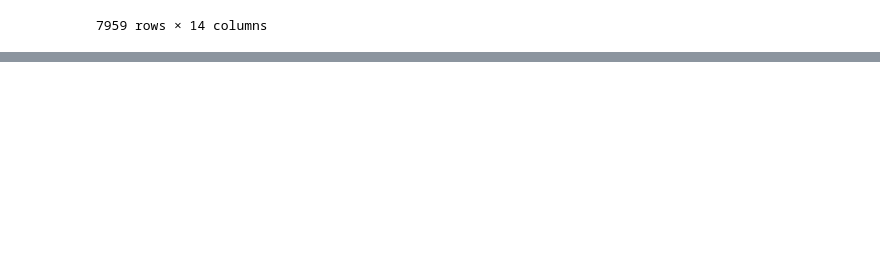
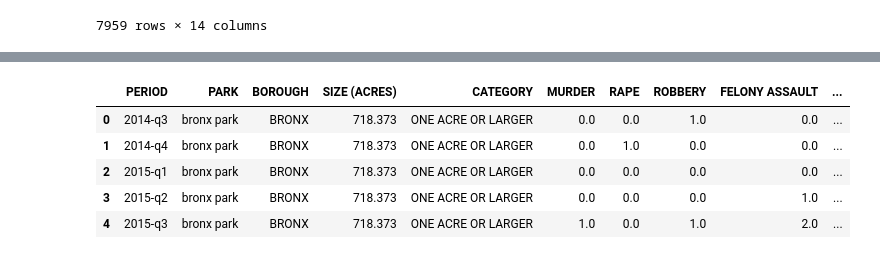
Before and after one commit to yuanviola/NYC_park_crime_prediction, a Jupyter notebook: data cleaning code/merge features.ipynb, the cells around one changed output, grey strips where cells are left out. Saved outputs shown, nothing was run; the diff lists cells and outputs as text; code cells hidden in the pictures; blank space fills up the shorter version.

```diff
--- a/data cleaning code/merge features.ipynb
+++ b/data cleaning code/merge features.ipynb
@@ -61,4 +61,4 @@ park_crime = park_crime.merge(demo,on='PARK',how = 'inner')
 complaints = pd.read_csv('../data/6 311_complains_merged_with_crime.csv')
 del complaints['Unnamed: 0']
 # %%
-complaints.merge(demo,on='PARK',how='outer')
+crime_311_income = complaints.merge(demo,on='PARK',how='outer')
@@ -83,0 +65,10 @@ complaints.merge(demo,on='PARK',how='outer')
+# %%
+crime_311_income_score = crime_311_income.merge(score,on='PARK')
+crime_311_income_score.head()
+# %% [output]
+|  | PERIOD | PARK | BOROUGH | SIZE (ACRES) | CATEGORY | MURDER | RAPE | ROBBERY | FELONY ASSAULT | ... |
+| 0 | 2014-q3 | bronx park | BRONX | 718.373 | ONE ACRE OR LARGER | 0.0 | 0.0 | 1.0 | 0.0 | ... |
+| 1 | 2014-q4 | bronx park | BRONX | 718.373 | ONE ACRE OR LARGER | 0.0 | 1.0 | 0.0 | 0.0 | ... |
+| 2 | 2015-q1 | bronx park | BRONX | 718.373 | ONE ACRE OR LARGER | 0.0 | 0.0 | 0.0 | 0.0 | ... |
+| 3 | 2015-q2 | bronx park | BRONX | 718.373 | ONE ACRE OR LARGER | 0.0 | 0.0 | 0.0 | 1.0 | ... |
+| 4 | 2015-q3 | bronx park | BRONX | 718.373 | ONE ACRE OR LARGER | 1.0 | 0.0 | 1.0 | 2.0 | ... |
```
Also changed, not shown: parts of 16 cells of this notebook, 2 other files.
